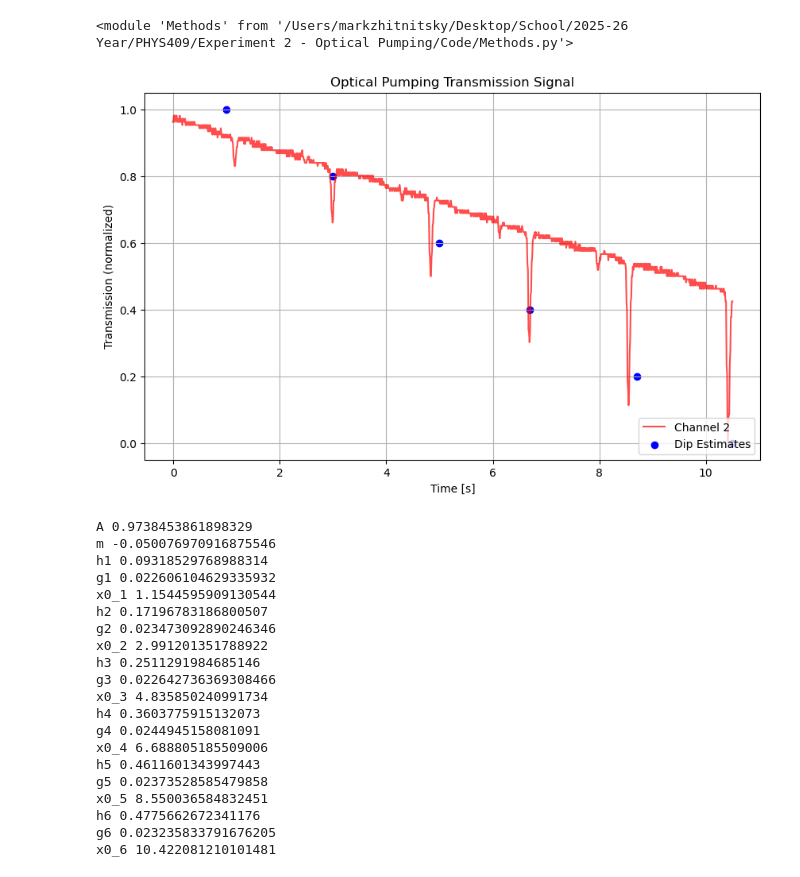
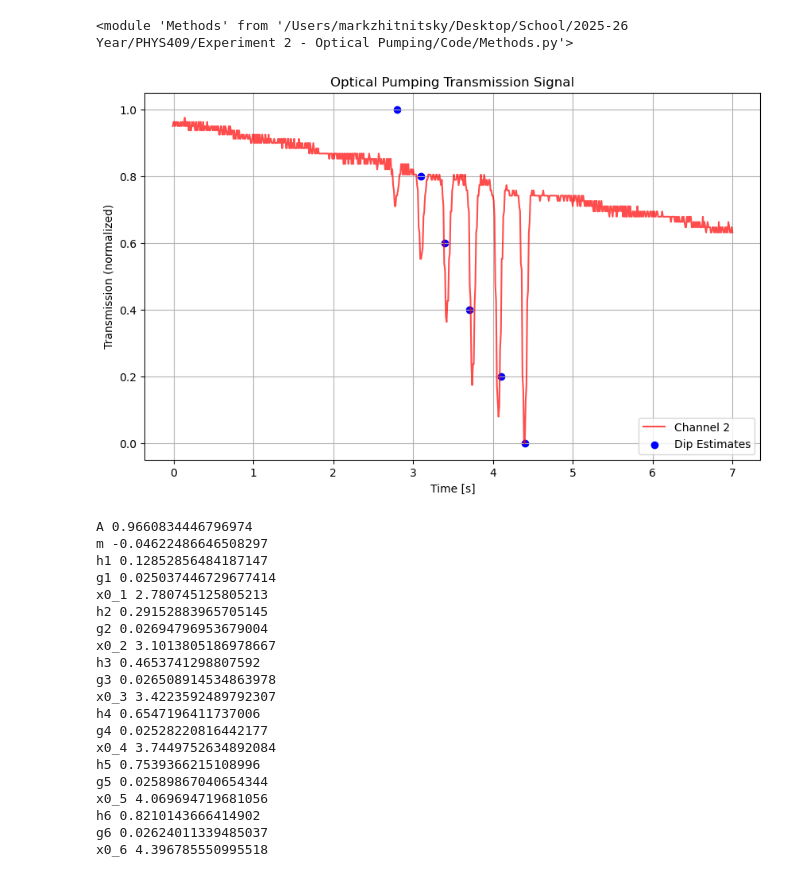
Before and after one commit to MarkZhit/PHYS409-Optical_Pumping, a Jupyter notebook: quadraticZeemanCollection.ipynb, the cells around one changed output. Cells and saved outputs as stored; diff of their text form; code cells hidden in the pictures.

```diff
--- a/quadraticZeemanCollection.ipynb
+++ b/quadraticZeemanCollection.ipynb
@@ -13,25 +13,25 @@ importlib.reload(m)
 # %% [output]
 <module 'Methods' from '/Users/markzhitnitsky/Desktop/School/2025-26 Year/PHYS409/Experiment 2 - Optical Pumping/Code/Methods.py'>
 # %%
-freq = 8.65
+freq = 2.5
 date = "Mar 16"
-vHoriz = 1.07
+vHoriz = 0.3045
 savename = "10s measurement " + date + " - " + str(freq).replace('.', 'p') + "MHz"
 time, y1, y2, y2_norm = m.read_transmission_csv("./data/" + date + " measurement/" + str(freq).replace('.', 'p') + "MHz_10s.csv")
 # %%
-t0 = 0.5
-tf = 11
+t0 = 1
+tf = 8
 nCutBeginning = (t0 // (time[1] - time[0])).astype(int)
 nCutEnd = ((time[-1] - tf) // (time[1] - time[0])).astype(int)
 
 time_cutFirst = time[nCutBeginning:len(time)-nCutEnd] - t0
 y2_norm_cutFirst = y2_norm[nCutBeginning:len(time)-nCutEnd]
 
-x0s = np.array([1,3,5,6.7,8.7, 10.5])
+x0s = np.array([0.8,1.1,1.4,1.7,2.1, 2.4]) + 2
 
 m.plot_quadraticZeeman_sextuple_transmission(time_cutFirst, y2_norm_cutFirst, x0s, savename)
 # %% [output]
-[figure, old version]
+[figure, new version]
 # %%
 #    (A, h1, g1, x0_1, h2, g2, x0_2,  h3, g3, x0_3):
 variables = ["A", "m", "h1", "g1", "x0_1", "h2", "g2", "x0_2",  "h3", "g3", "x0_3",  "h4", "g4", "x0_4",  "h5", "g5", "x0_5",  "h6", "g6", "x0_6"]
@@ -44,26 +44,26 @@ perr = np.sqrt(np.diag(pcov))
 for val, name in zip(popt,variables):
     print(name, val)
 # %% [output]
-A 0.9738453861898329
-m -0.050076970916875546
-h1 0.09318529768988314
-g1 0.022606104629335932
-x0_1 1.1544595909130544
-h2 0.17196783186800507
-g2 0.023473092890246346
-x0_2 2.991201351788922
-h3 0.2511291984685146
-g3 0.022642736369308466
-x0_3 4.835850240991734
-h4 0.3603775915132073
-g4 0.0244945158081091
-x0_4 6.688805185509006
-h5 0.4611601343997443
-g5 0.02373528585479858
-x0_5 8.550036584832451
-h6 0.4775662672341176
-g6 0.023235833791676205
-x0_6 10.422081210101481
+A 0.9660834446796974
+m -0.04622486646508297
+h1 0.12852856484187147
+g1 0.025037446729677414
+x0_1 2.780745125805213
+h2 0.29152883965705145
+g2 0.02694796953679004
+x0_2 3.1013805186978667
+h3 0.4653741298807592
+g3 0.026508914534863978
+x0_3 3.4223592489792307
+h4 0.6547196411737006
+g4 0.02528220816442177
+x0_4 3.7449752634892084
+h5 0.7539366215108996
+g5 0.02589867040654344
+x0_5 4.069694719681056
+h6 0.8210143666414902
+g6 0.02624011339485037
+x0_6 4.396785550995518
 # %%
 m.plot_fitted_transmission(time_cutFirst, y2_norm_cutFirst, popt, m.sextuple_lorentz, "fit to " + savename)
 # %% [output]
```
Also changed, not shown: parts of 7 cells of this notebook, 17 other files.
